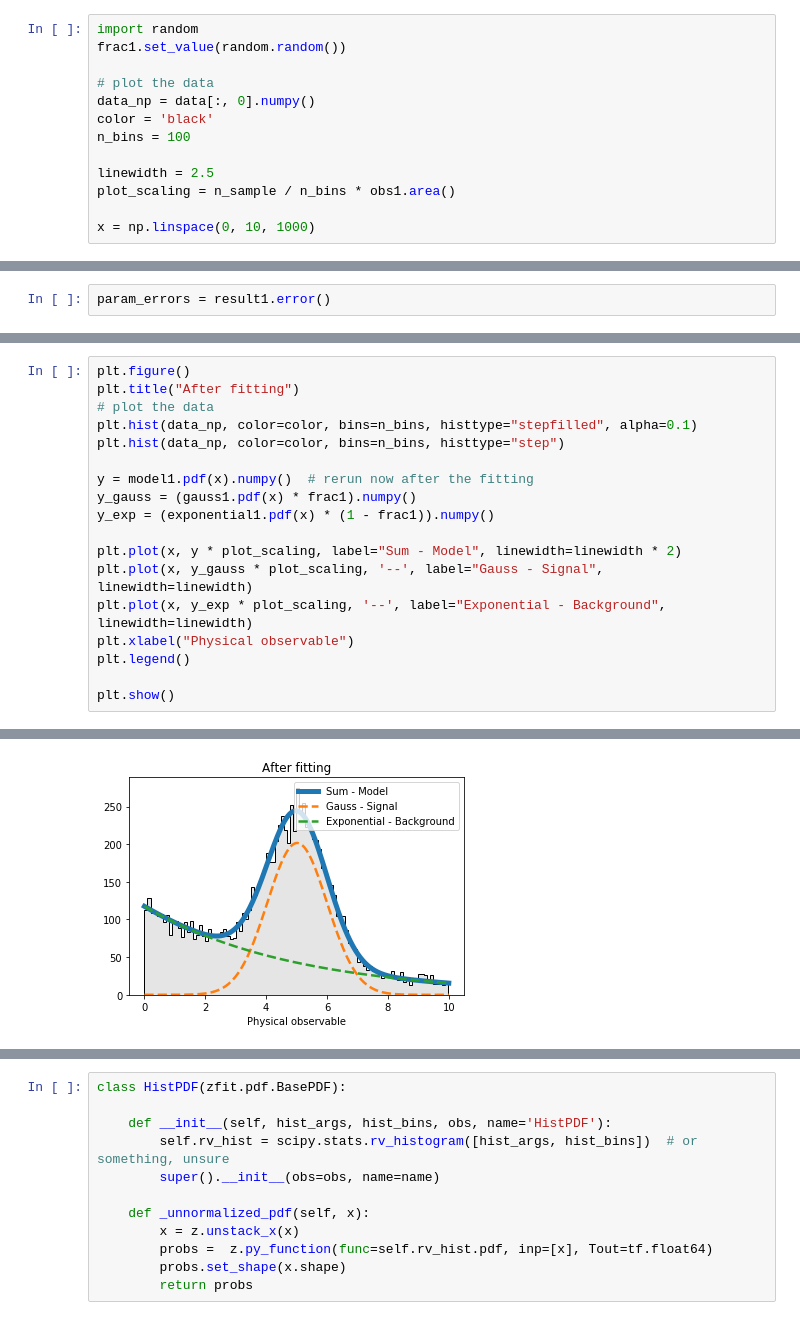
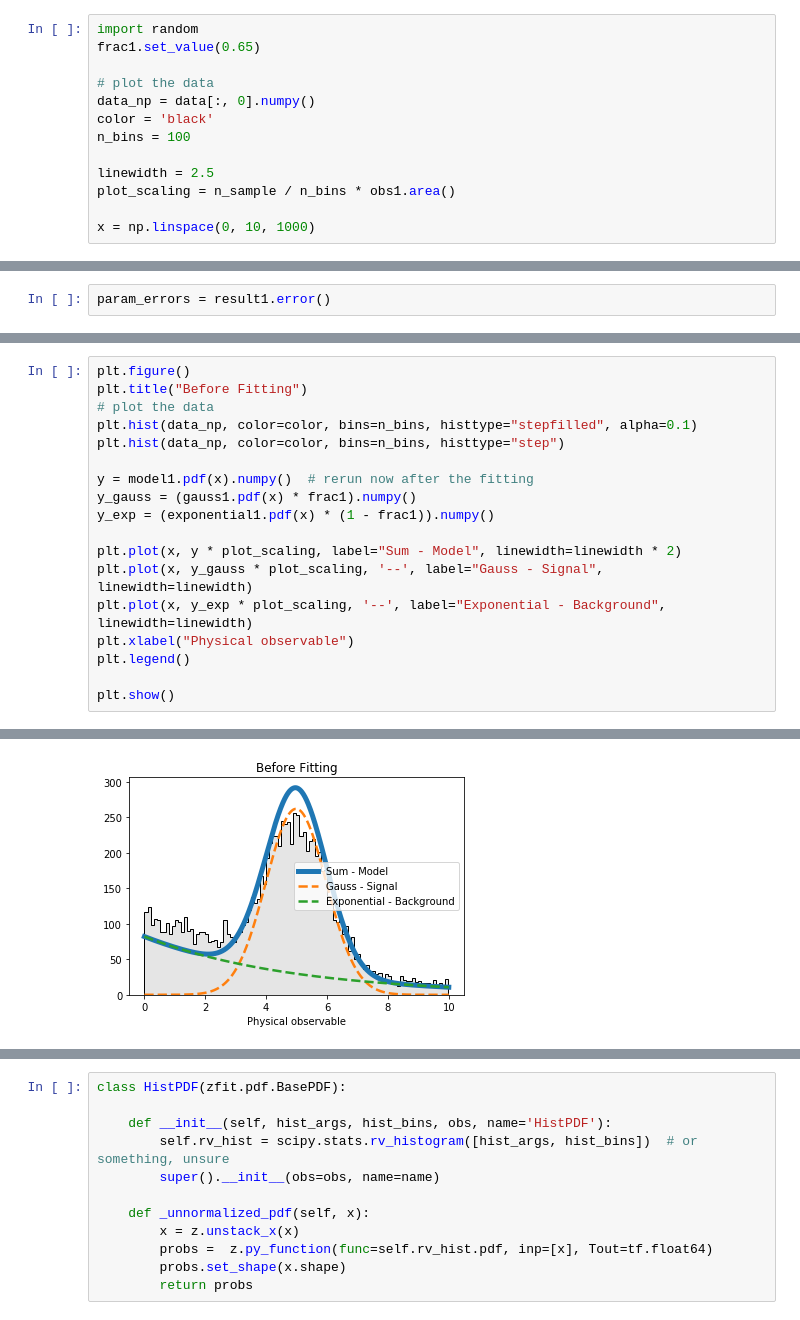
Before and after one commit to simonkrivonosov/ZfitDeveloping, a Jupyter notebook: trainingModelFitting.ipynb, the cells around one changed output, grey strips where cells are left out. Cells and saved outputs as stored; diff of their text form.

```diff
--- a/trainingModelFitting.ipynb
+++ b/trainingModelFitting.ipynb
@@ -43,7 +43,7 @@ data = model2.create_sampler(n_sample, limits=obs2)
 data.resample()
 # %%
 import random
-frac1.set_value(random.random())
+frac1.set_value(0.65)
 
 # plot the data
 data_np = data[:, 0].numpy()
@@ -100,7 +101,7 @@ OrderedDict([(<zfit.Parameter 'fraction1' floating=True value=0.4962>,
 -------------------------------------------------)])
 # %%
 plt.figure()
-plt.title("After fitting")
+plt.title("Before Fitting")
 # plot the data
 plt.hist(data_np, color=color, bins=n_bins, histtype="stepfilled", alpha=0.1)
 plt.hist(data_np, color=color, bins=n_bins, histtype="step")
@@ -121,4 +121,4 @@ WARNING:tensorflow:5 out of the last 6 calls to <function BasePDF.pdf at 0x...>
-[figure, old version]
+[figure, new version]
 # %%
 plt.figure()
 plt.title("After fitting Model with fixed parameters")
```
Also changed, not shown: parts of 10 cells of this notebook, 1 other file.
